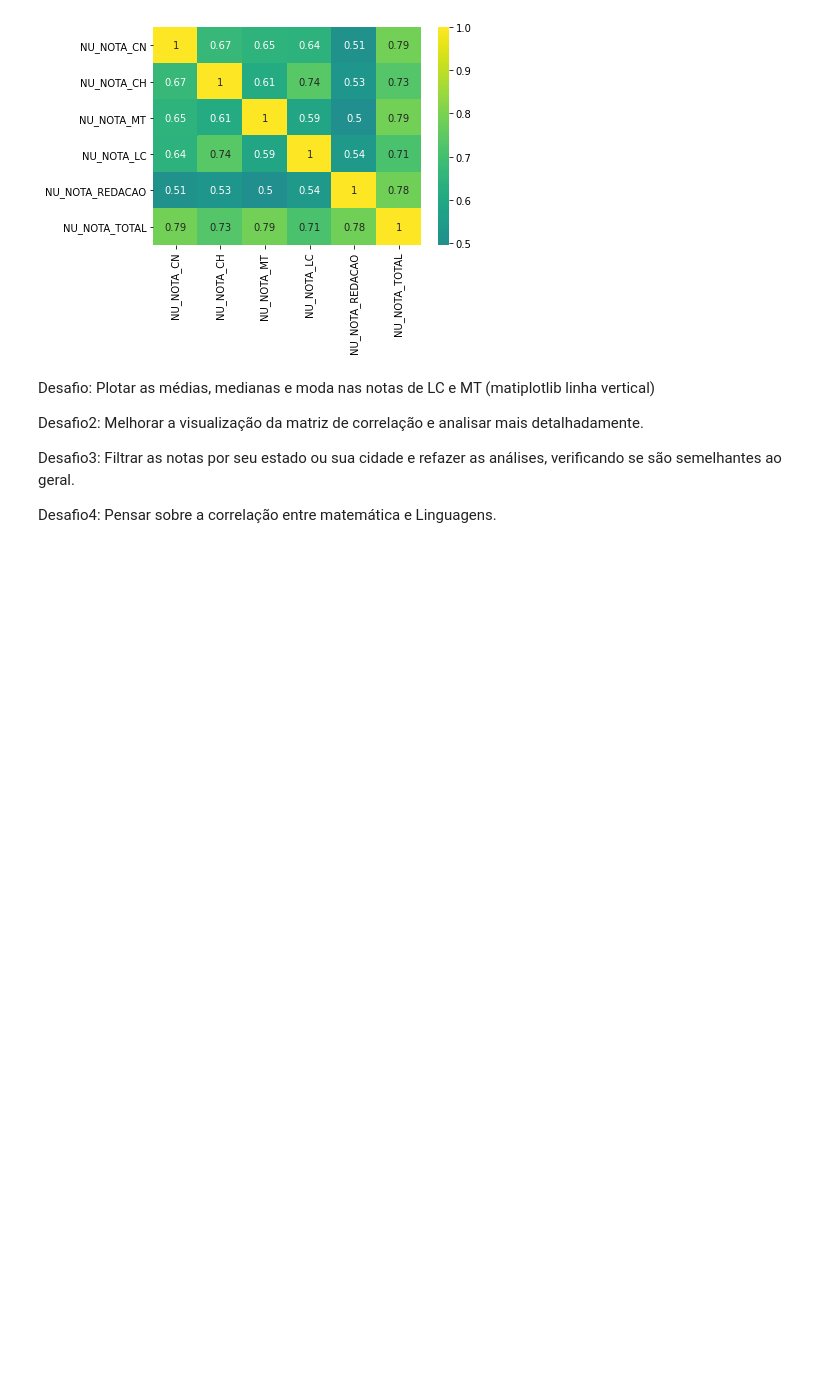
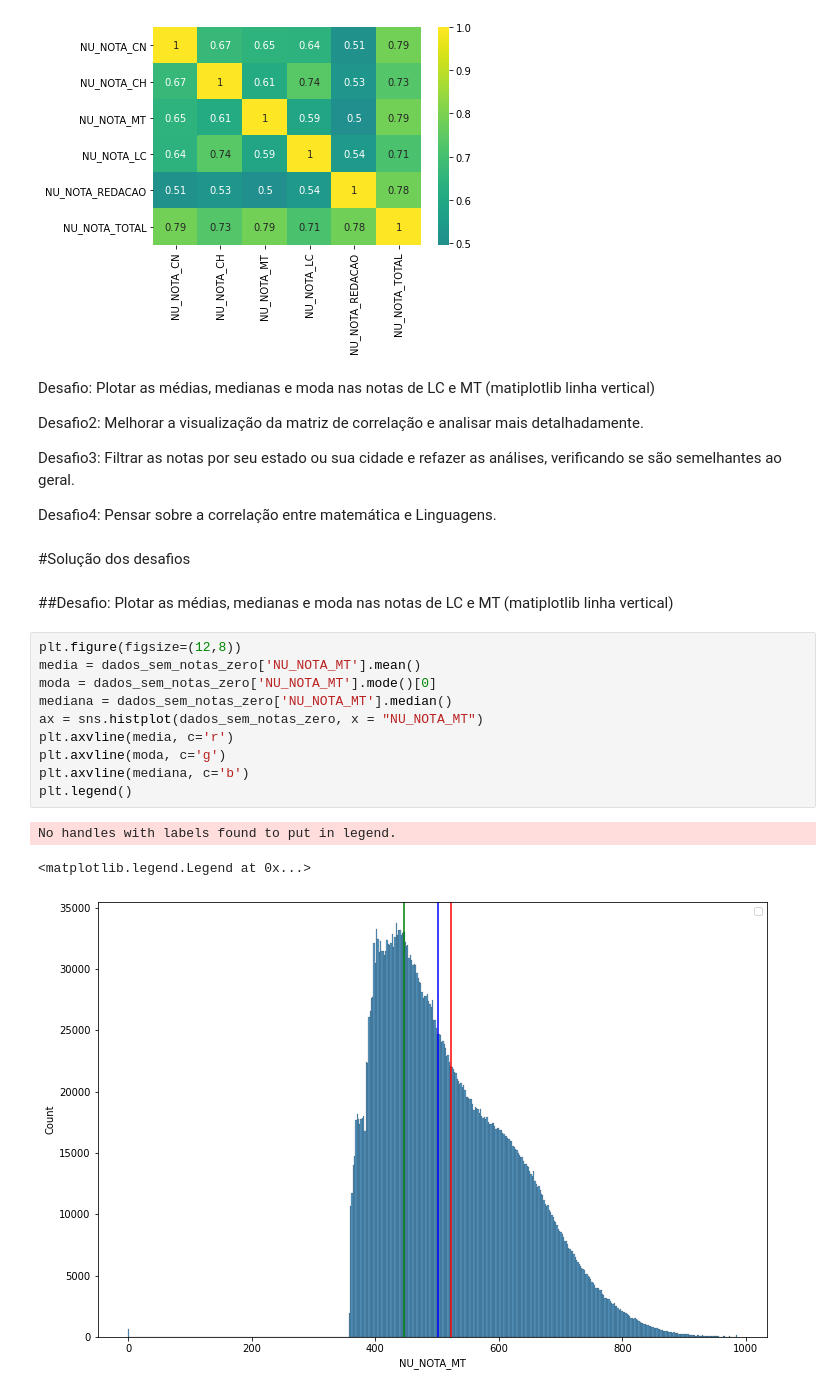
Before and after one commit to Daniel-ASG/IMERSAO_DADOS_ALURA, a Jupyter notebook: IMERSÃO_DADOS_Aula03.ipynb, the cells around one changed output. Saved outputs shown, nothing was run; the diff lists cells and outputs as text; blank space fills up the shorter version.

```diff
--- a/IMERSÃO_DADOS_Aula03.ipynb
+++ b/IMERSÃO_DADOS_Aula03.ipynb
@@ -513,3 +513,21 @@ Desafio2: Melhorar a visualização da matriz de correlação e analisar mais de
 Desafio3: Filtrar as notas por seu estado ou sua cidade e refazer as análises, verificando se são semelhantes ao geral.
 
 Desafio4: Pensar sobre a correlação entre matemática e Linguagens.
+# %% [markdown]
+#Solução dos desafios
+# %% [markdown]
+##Desafio: Plotar as médias, medianas e moda nas notas de LC e MT (matiplotlib linha vertical)
+# %%
+plt.figure(figsize=(12,8))
+media = dados_sem_notas_zero['NU_NOTA_MT'].mean()
+moda = dados_sem_notas_zero['NU_NOTA_MT'].mode()[0]
+mediana = dados_sem_notas_zero['NU_NOTA_MT'].median()
+ax = sns.histplot(dados_sem_notas_zero, x = "NU_NOTA_MT")
+plt.axvline(media, c='r')
+plt.axvline(moda, c='g')
+plt.axvline(mediana, c='b')
+plt.legend()
+# %% [output]
+No handles with labels found to put in legend.
+<matplotlib.legend.Legend at 0x...>
+[figure, added]
```
Also changed, not shown: parts of 5 cells of this notebook.
